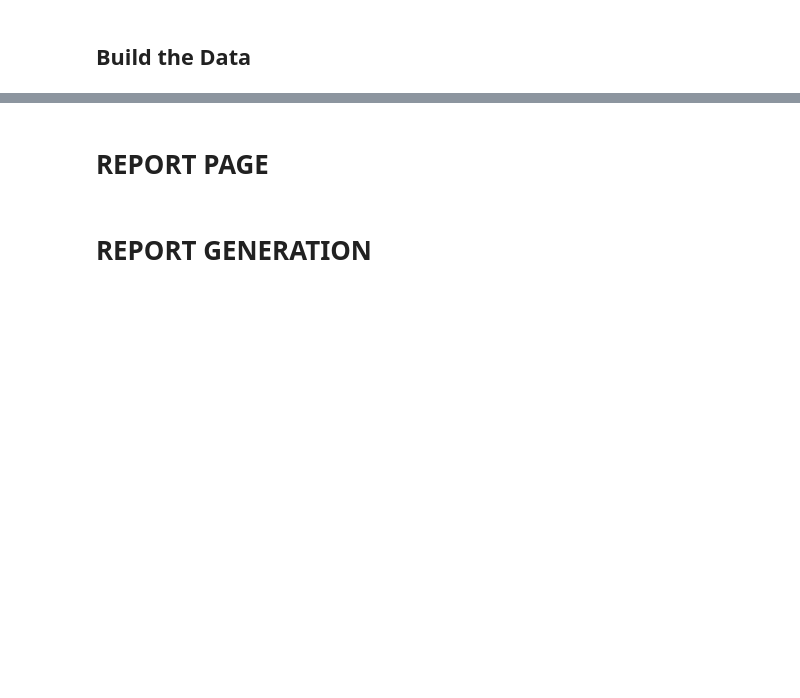
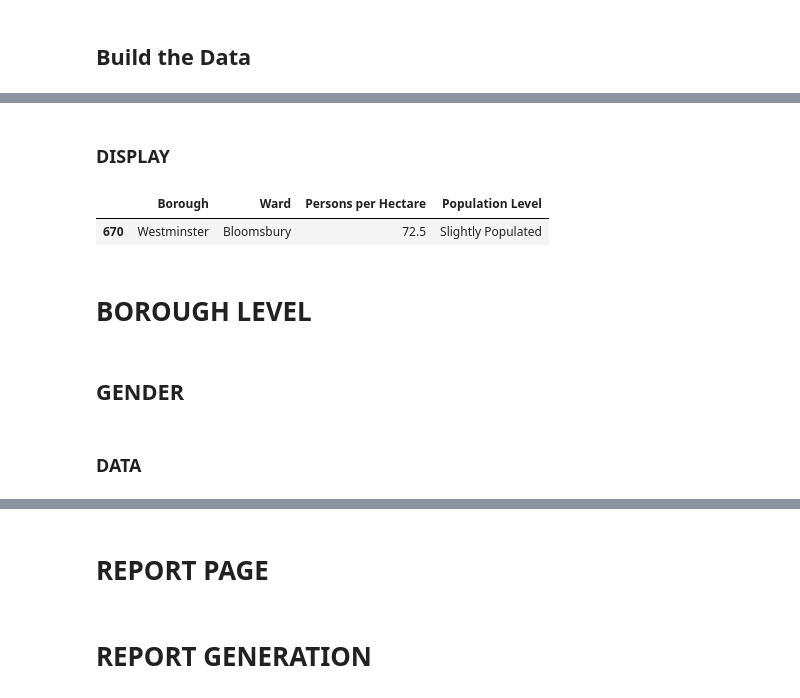
Before and after one commit to neal-bamford/sd-map-streamlit, a Jupyter notebook: SD_Map_02_Population.ipynb, the cells around one changed output, grey strips where cells are left out. Saved outputs shown, nothing was run; the diff lists cells and outputs as text; code cells hidden in the pictures; blank space fills up the shorter version.

```diff
--- a/SD_Map_02_Population.ipynb
+++ b/SD_Map_02_Population.ipynb
@@ -171,3 +188,28 @@ pph_population_by_borough_ward_year_df.loc[(pph_population_by_borough_ward_year_
+# %% [markdown]
+### DISPLAY
+# %%
+## Filter to just our borough and ward
+pph_population_by_borough_ward_year_filtered = pph_population_by_borough_ward_year_df.loc[(pph_population_by_borough_ward_year_df["BOROUGH"]==borough)
+                                                                                        & (pph_population_by_borough_ward_year_df["WARD_NAME"]==ward_name)]
+
+pph_population_by_borough_ward_year_filtered = pph_population_by_borough_ward_year_filtered.drop(["YEAR"], axis=1)
+pph_population_by_borough_ward_year_filtered
+
+# ## Make a display version
+borough_ward_population_table = pph_population_by_borough_ward_year_filtered.copy()
+borough_ward_population_table["DENSITY_PPH"] = round(borough_ward_population_table["DENSITY_PPH"],2)
+borough_ward_population_table.columns = [["Borough", "Ward", "Persons per Hectare", "Population Level"]]
+
+borough_ward_population_table
+# %% [output]
+|  | Borough | Ward | Persons per Hectare | Population Level |
+| 670 | Westminster | Bloomsbury | 72.5 | Slightly Populated |
+# %% [markdown]
+# BOROUGH LEVEL
+# %% [markdown]
+## GENDER
+# %% [markdown]
+### DATA
 # %%
 ## BOROUGH LEVEL
 population_by_borough_year_df = population_by_borough_ward_year_df.groupby(["YEAR", "BOROUGH"], as_index=False)\
```
Also changed, not shown: parts of 55 cells of this notebook, 7 other files.
